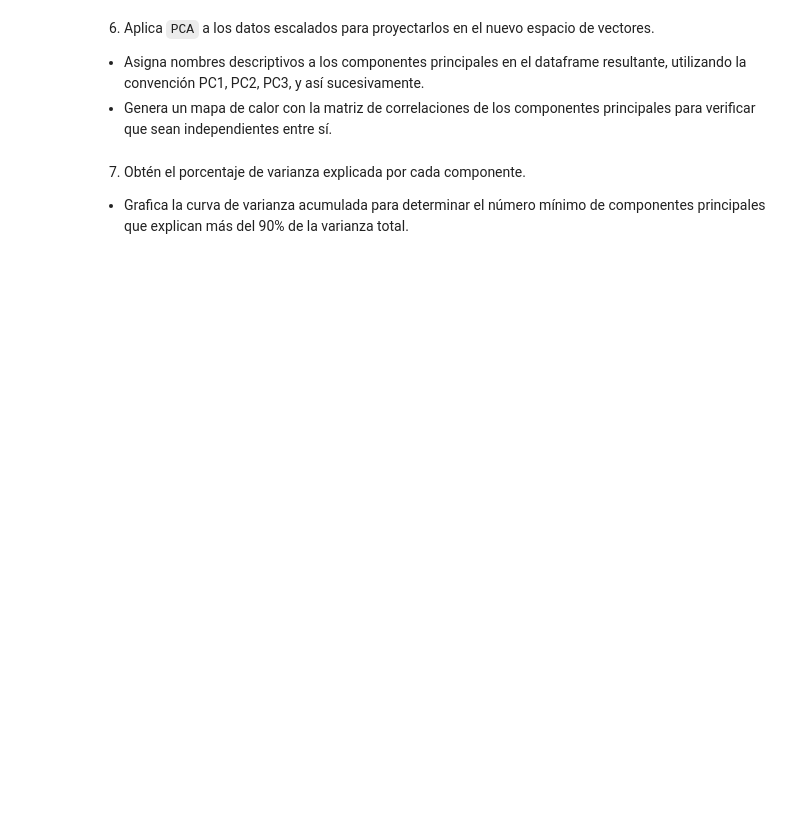
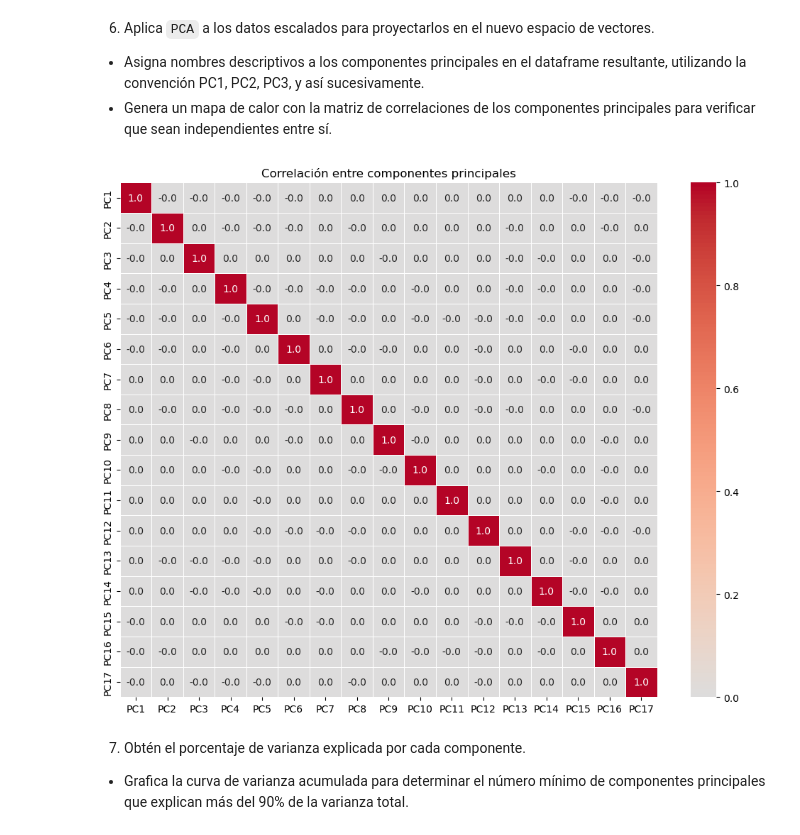
Before and after one commit to Dromeroc19/Tec_ENA, a Jupyter notebook: Ciencia y Analitica de Datos/7.1_PCA.ipynb, the cells around one changed output. Saved outputs shown, nothing was run; the diff lists cells and outputs as text; code cells hidden in the pictures; blank space fills up the shorter version.

```diff
--- a/Ciencia y Analitica de Datos/7.1_PCA.ipynb
+++ b/Ciencia y Analitica de Datos/7.1_PCA.ipynb
@@ -92,3 +378,34 @@ En el análisis de correlación se observa que existen muchos pares de variables
 * Realiza el escalamiento del conjunto `X` ya imputado, para que todas las variables contribuyan equitativamente y ninguna domine el análisis por tener una escala mayor.
 # %% [markdown]
 PCA está diseñado principalmente para variables numéricas y funciona encontrando combinaciones lineales de las variables originales que capturan la mayor varianza en los datos. Normalmente se recomienda eliminar las variables categóricas antes de aplicar PCA y luego concatenarlas nuevamente con los resultados de PCA si se desea.
+# %%
+y = cars_df['price'].copy()
+X = cars_df[num_cols].copy()
+
+
+#Analisis de las variables con nulos
+resumen = []
+for col in ['normalized_losses', 'bore', 'stroke', 'horsepower', 'peak_rpm']:
+    x = X[col].dropna()
+
+    Q1, Q3 = x.quantile(0.25), x.quantile(0.75)
+    IQR = Q3 - Q1
+    outliers = ((x < Q1 - 1.5*IQR) | (x > Q3 + 1.5*IQR)).sum()
+
+    resumen.append({'variable': col, 'nulos': X[col].isna().sum(), 'outliers': outliers, 'skew': Stat1.loc['skew', col], 'kurt': Stat1.loc['kurt', col]})
+
+resumen_df = pd.DataFrame(resumen).set_index('variable')
+print(resumen_df.round(2))
+
+#Apricamos mediana a las variables con muchos outliers o con alto sesgo y curtosis
+imputer = SimpleImputer(strategy = 'median')
+X[['stroke', 'horsepower']] = imputer.fit_transform(X[['stroke', 'horsepower']])
+
+#Aplicamos media a todos los demas
+imputer = SimpleImputer(strategy = 'mean')
+X[['normalized_losses', 'bore', 'peak_rpm']] = imputer.fit_transform(X[['normalized_losses', 'bore', 'peak_rpm']])
+
+
+#Escalado
+scaler = StandardScaler()
+X = pd.DataFrame(scaler.fit_transform(X), columns = X.columns)
@@ -96,6 +421,21 @@ PCA está diseñado principalmente para variables numéricas y funciona encontra
 6. Aplica `PCA` a los datos escalados para proyectarlos en el nuevo espacio de vectores.
 * Asigna nombres descriptivos a los componentes principales en el dataframe resultante, utilizando la convención PC1, PC2, PC3, y así sucesivamente.
 * Genera un mapa de calor con la matriz de correlaciones de los componentes principales para verificar que sean independientes entre sí.
+# %%
+pca = PCA()
+x_projected = pca.fit_transform(X)
+cols_pca = [f'PC{i+1}' for i in range(x_projected.shape[1])]
+x_projected = pd.DataFrame(x_projected, columns = cols_pca)
+x_projected
+
+fig, ax = plt.subplots(figsize = (10, 8))
+sns.heatmap(x_projected.corr().round(1), annot=True, fmt='.1f',
+            cmap='coolwarm', center = 0, linewidths = 0.5, ax=ax)
+ax.set_title('Correlación entre componentes principales')
+plt.tight_layout()
+plt.show()
+# %% [output]
+[figure, added]
 # %% [markdown]
 7. Obtén el porcentaje de varianza explicada por cada componente.
 * Grafica la curva de varianza acumulada para determinar el número mínimo de componentes principales que explican más del 90% de la varianza total.
```
Also changed, not shown: parts of 9 cells of this notebook, 1 other file.
